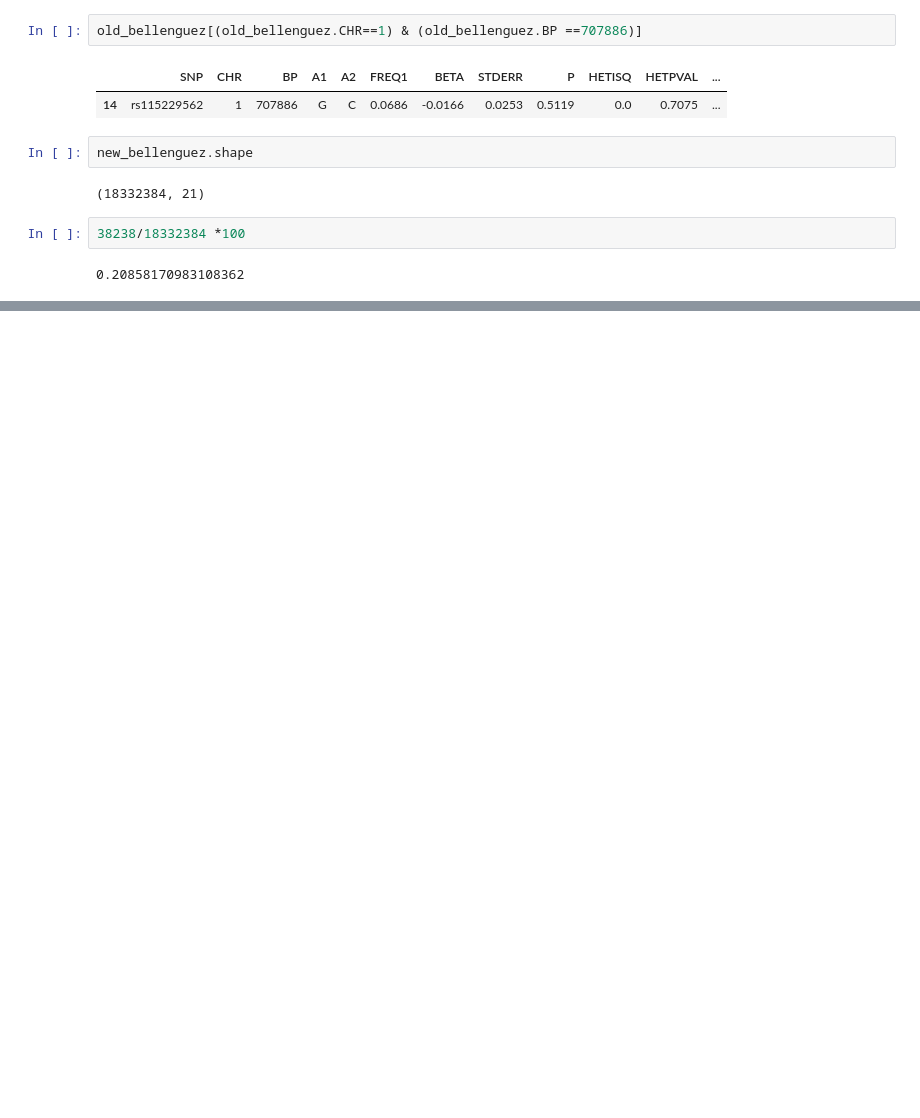
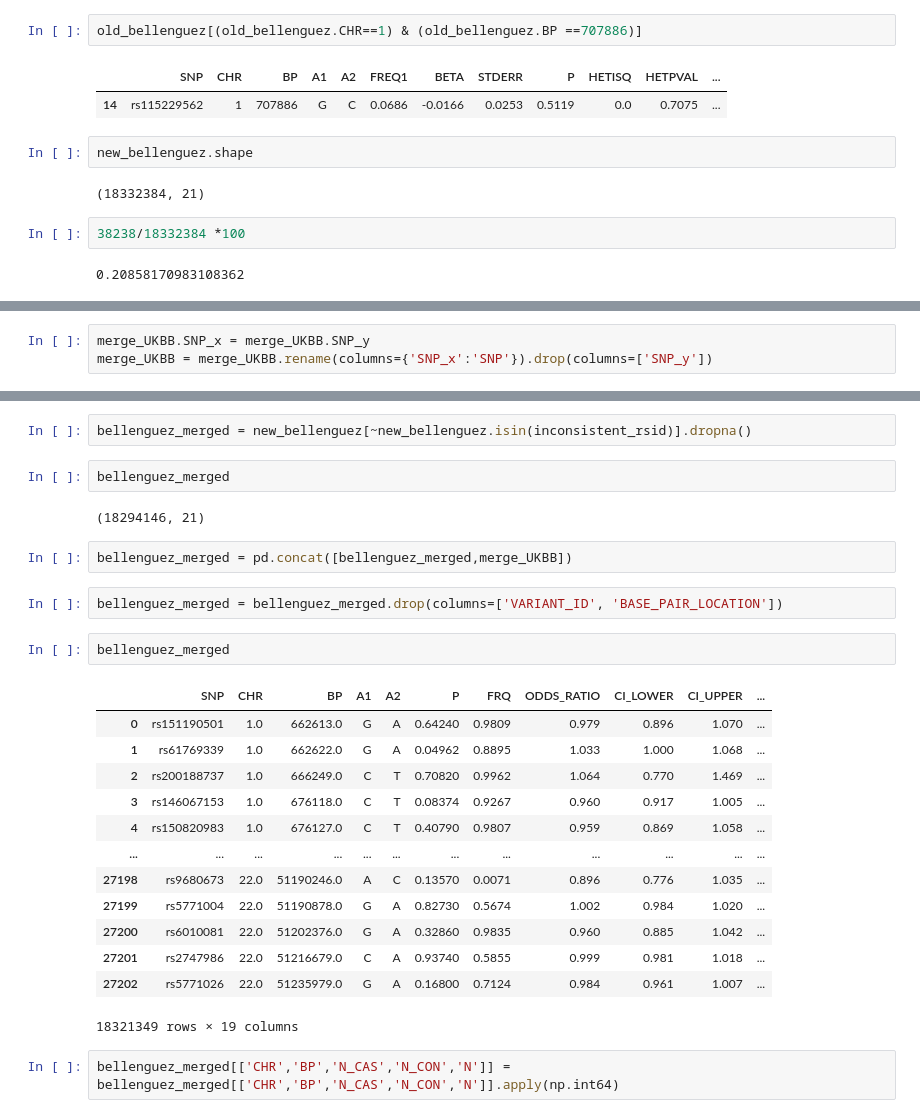
Before and after one commit to teresa-sansan/ADSP_polyfun, a Jupyter notebook: analysis/bellenguez_new_old.ipynb, the cells around one changed output, grey strips where cells are left out. Drawn from its saved outputs; the diff is of its cells as text; blank space fills up the shorter version.

Commit message:
new belleenguez merged with ukbb

```diff
--- a/analysis/bellenguez_new_old.ipynb
+++ b/analysis/bellenguez_new_old.ipynb
@@ -76,0 +157,3 @@ new_bellenguez.shape
+# %%
+merge_UKBB.SNP_x = merge_UKBB.SNP_y
+merge_UKBB = merge_UKBB.rename(columns={'SNP_x':'SNP'}).drop(columns=['SNP_y'])
@@ -76,0 +192,28 @@ new_bellenguez.shape
+# %%
+bellenguez_merged = new_bellenguez[~new_bellenguez.isin(inconsistent_rsid)].dropna()
+# %%
+bellenguez_merged
+# %% [output]
+(18294146, 21)
+# %%
+bellenguez_merged = pd.concat([bellenguez_merged,merge_UKBB])
+# %%
+bellenguez_merged = bellenguez_merged.drop(columns=['VARIANT_ID', 'BASE_PAIR_LOCATION'])
+# %%
+bellenguez_merged
+# %% [output]
+|  | SNP | CHR | BP | A1 | A2 | P | FRQ | ODDS_RATIO | CI_LOWER | CI_UPPER | ... |
+| 0 | rs151190501 | 1.0 | 662613.0 | G | A | 0.64240 | 0.9809 | 0.979 | 0.896 | 1.070 | ... |
+| 1 | rs61769339 | 1.0 | 662622.0 | G | A | 0.04962 | 0.8895 | 1.033 | 1.000 | 1.068 | ... |
+| 2 | rs200188737 | 1.0 | 666249.0 | C | T | 0.70820 | 0.9962 | 1.064 | 0.770 | 1.469 | ... |
+| 3 | rs146067153 | 1.0 | 676118.0 | C | T | 0.08374 | 0.9267 | 0.960 | 0.917 | 1.005 | ... |
+| 4 | rs150820983 | 1.0 | 676127.0 | C | T | 0.40790 | 0.9807 | 0.959 | 0.869 | 1.058 | ... |
+| ... | ... | ... | ... | ... | ... | ... | ... | ... | ... | ... | ... |
+| 27198 | rs9680673 | 22.0 | 51190246.0 | A | C | 0.13570 | 0.0071 | 0.896 | 0.776 | 1.035 | ... |
+| 27199 | rs5771004 | 22.0 | 51190878.0 | G | A | 0.82730 | 0.5674 | 1.002 | 0.984 | 1.020 | ... |
+| 27200 | rs6010081 | 22.0 | 51202376.0 | G | A | 0.32860 | 0.9835 | 0.960 | 0.885 | 1.042 | ... |
+| 27201 | rs2747986 | 22.0 | 51216679.0 | C | A | 0.93740 | 0.5855 | 0.999 | 0.981 | 1.018 | ... |
+| 27202 | rs5771026 | 22.0 | 51235979.0 | G | A | 0.16800 | 0.7124 | 0.984 | 0.961 | 1.007 | ... |
+18321349 rows × 19 columns
+# %%
+bellenguez_merged[['CHR','BP','N_CAS','N_CON','N']] = bellenguez_merged[['CHR','BP','N_CAS','N_CON','N']].apply(np.int64)
```
Also changed, not shown: parts of 19 cells of this notebook.
